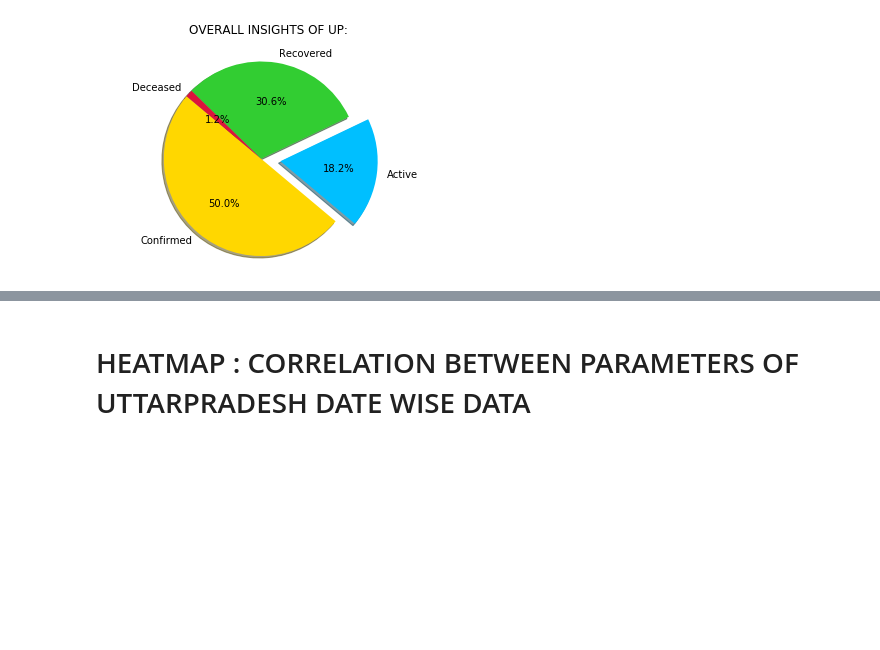
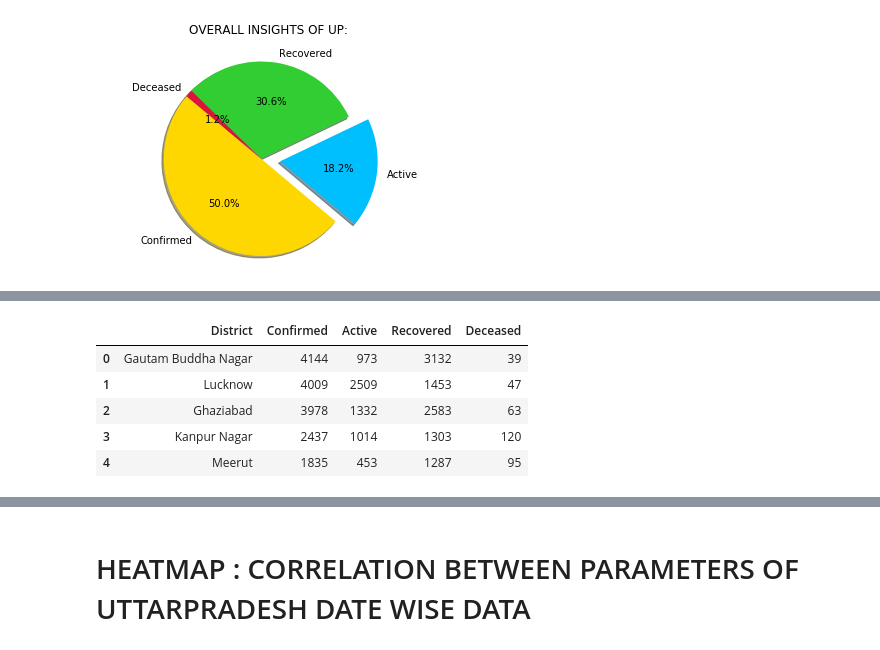
Before and after one commit to jahnvi2803/COVID-19-Analysis-project, a Jupyter notebook: MAJOR PROJECT/Major project (part I).ipynb, the cells around one changed output, grey strips where cells are left out. Drawn from its saved outputs; the diff is of its cells as text; code cells hidden in the pictures; blank space fills up the shorter version.

```diff
--- a/MAJOR PROJECT/Major project (part I).ipynb
+++ b/MAJOR PROJECT/Major project (part I).ipynb
@@ -79,0 +80,10 @@ plt.show()
+# %%
+df2=pd.read_csv('TOP 10 DIS UP.csv')
+df2.head()
+# %% [output]
+|  | District | Confirmed | Active | Recovered | Deceased |
+| 0 | Gautam Buddha Nagar | 4144 | 973 | 3132 | 39 |
+| 1 | Lucknow | 4009 | 2509 | 1453 | 47 |
+| 2 | Ghaziabad | 3978 | 1332 | 2583 | 63 |
+| 3 | Kanpur Nagar | 2437 | 1014 | 1303 | 120 |
+| 4 | Meerut | 1835 | 453 | 1287 | 95 |
```
Also changed, not shown: parts of 2 cells of this notebook.
